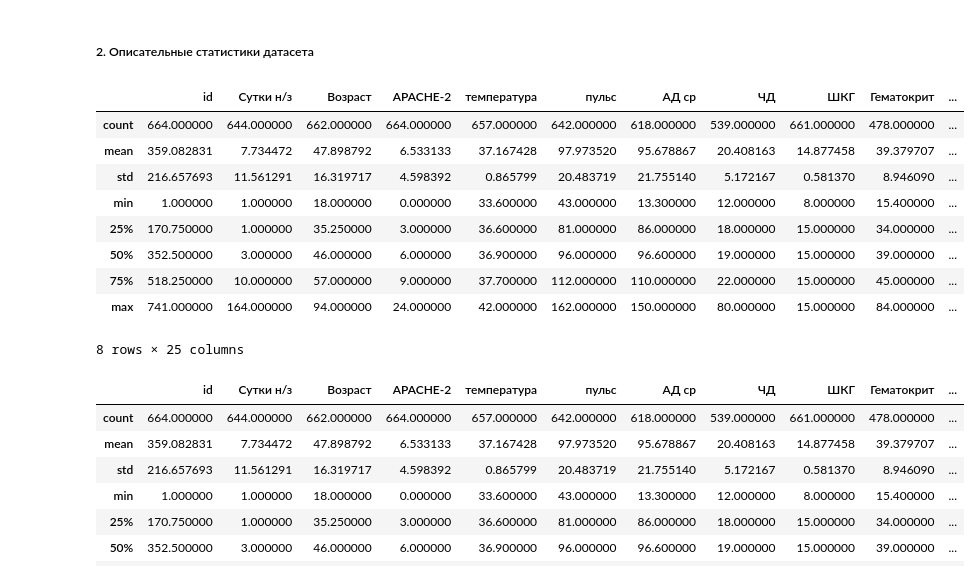
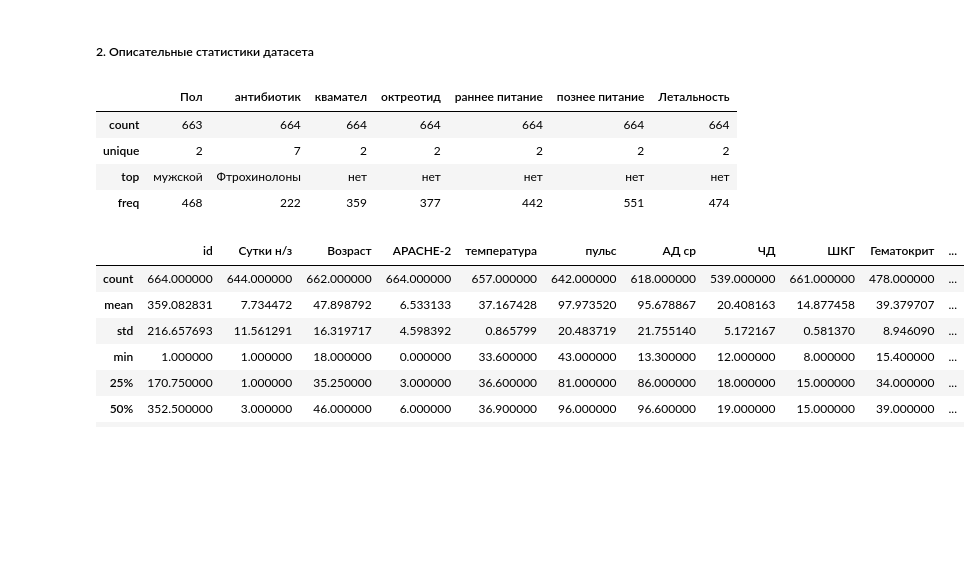
Before and after one commit to IgorKolotushkin/DS_homework, a Jupyter notebook: science/science.ipynb, the cells around one changed output. Drawn from its saved outputs; the diff is of its cells as text; code cells hidden in the pictures; blank space fills up the shorter version.

```diff
--- a/science/science.ipynb
+++ b/science/science.ipynb
@@ -53,18 +53,13 @@ Index(['id', 'Сутки н/з', 'Возраст', 'Пол', 'APACHE-2', 'тем
 # %% [markdown]
 ##### 2. Описательные статистики датасета
 # %%
-df.describe()
+df.describe(include=[object])
 # %% [output]
-|  | id | Сутки н/з | Возраст | APACHE-2 | температура | пульс | АД ср | ЧД | ШКГ | Гематокрит | ... |
-| count | 664.000000 | 644.000000 | 662.000000 | 664.000000 | 657.000000 | 642.000000 | 618.000000 | 539.000000 | 661.000000 | 478.000000 | ... |
-| mean | 359.082831 | 7.734472 | 47.898792 | 6.533133 | 37.167428 | 97.973520 | 95.678867 | 20.408163 | 14.877458 | 39.379707 | ... |
-| std | 216.657693 | 11.561291 | 16.319717 | 4.598392 | 0.865799 | 20.483719 | 21.755140 | 5.172167 | 0.581370 | 8.946090 | ... |
-| min | 1.000000 | 1.000000 | 18.000000 | 0.000000 | 33.600000 | 43.000000 | 13.300000 | 12.000000 | 8.000000 | 15.400000 | ... |
-| 25% | 170.750000 | 1.000000 | 35.250000 | 3.000000 | 36.600000 | 81.000000 | 86.000000 | 18.000000 | 15.000000 | 34.000000 | ... |
-| 50% | 352.500000 | 3.000000 | 46.000000 | 6.000000 | 36.900000 | 96.000000 | 96.600000 | 19.000000 | 15.000000 | 39.000000 | ... |
-| 75% | 518.250000 | 10.000000 | 57.000000 | 9.000000 | 37.700000 | 112.000000 | 110.000000 | 22.000000 | 15.000000 | 45.000000 | ... |
-| max | 741.000000 | 164.000000 | 94.000000 | 24.000000 | 42.000000 | 162.000000 | 150.000000 | 80.000000 | 15.000000 | 84.000000 | ... |
+|  | Пол | антибиотик | квамател | октреотид | раннее питание | познее питание | Летальность |
+| count | 663 | 664 | 664 | 664 | 664 | 664 | 664 |
+| unique | 2 | 7 | 2 | 2 | 2 | 2 | 2 |
+| top | мужской | Фтрохинолоны | нет | нет | нет | нет | нет |
+| freq | 468 | 222 | 359 | 377 | 442 | 551 | 474 |
-8 rows × 25 columns
 # %%
 df.describe(exclude=[object])
 # %% [output]
```
Also changed, not shown: parts of 100 cells of this notebook, 4 other files.
